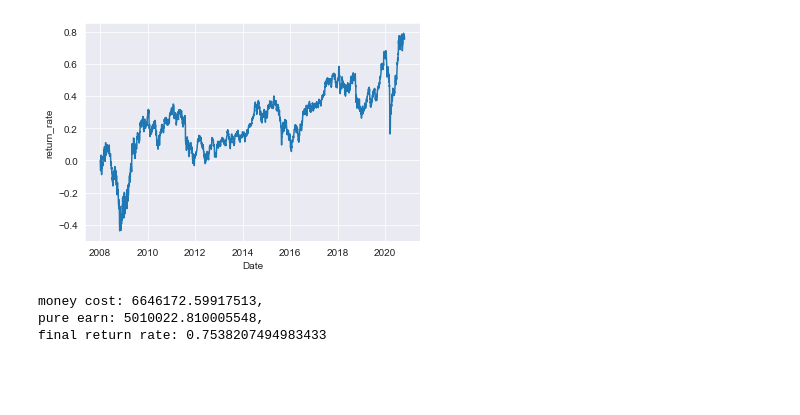
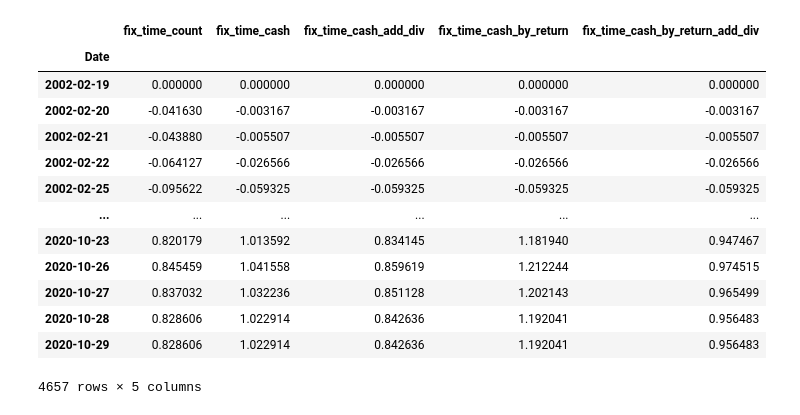
Before and after one commit to PeterChenTW/save_stock_analyze, a Jupyter notebook: main.ipynb, the cells around one changed output. Saved outputs shown, nothing was run; the diff lists cells and outputs as text; code cells hidden in the pictures; blank space fills up the shorter version.

```diff
--- a/main.ipynb
+++ b/main.ipynb
@@ -7,4 +7,0 @@ import seaborn as sns
-# %%
-stock_data_file_name = '0050.TW.csv'
-data_stock = pd.read_csv(stock_data_file_name)
-data_stock['Date'] = pd.to_datetime(data_stock['Date'])
@@ -115,14 +175,0 @@ Date: 2020-07-21, Get divident: 76768.56939453786
-# %%
-sns.set_style('darkgrid')
-sns.lineplot(data=data, x='Date', y='return_rate')
-plt.show()
-# %% [output]
-[figure, removed]
-# %%
-print(f"""money cost: {litte_c.money_cost},
-pure earn: {litte_c.compute_value(data.iloc[-1,:]['Close']) - litte_c.money_cost},
-final return rate: {data.iloc[-1,:]['return_rate']}""")
-# %% [output]
-money cost: 6646172.59917513,
-pure earn: 5010022.810005548,
-final return rate: 0.7538207494983433
@@ -128,0 +207,37 @@ final return rate: 0.7538207494983433
+# %%
+target = '2812'
+start, end = '2000-01-01', '2020-10-25'
+tmp_df = pd.DataFrame()
+
+data = fix_time_count(target, start, end)
+tmp_df['fix_time_count'] = data['return_rate']
+tmp_df.index = data.index
+
+data = fix_time_cash(target, start, end)
+tmp_df['fix_time_cash'] = data['return_rate']
+
+data = fix_time_cash_add_div(target, start, end)
+tmp_df['fix_time_cash_add_div'] = data['return_rate']
+
+data = fix_time_cash_by_return(target, start, end)
+tmp_df['fix_time_cash_by_return'] = data['return_rate']
+
+data = fix_time_cash_by_return_add_div(target, start, end)
+tmp_df['fix_time_cash_by_return_add_div'] = data['return_rate']
+
+tmp_df
+# %% [output]
+|  | fix_time_count | fix_time_cash | fix_time_cash_add_div | fix_time_cash_by_return | fix_time_cash_by_return_add_div |
+| Date |  |  |  |  |  |
+| 2002-02-19 | 0.000000 | 0.000000 | 0.000000 | 0.000000 | 0.000000 |
+| 2002-02-20 | -0.041630 | -0.003167 | -0.003167 | -0.003167 | -0.003167 |
+| 2002-02-21 | -0.043880 | -0.005507 | -0.005507 | -0.005507 | -0.005507 |
+| 2002-02-22 | -0.064127 | -0.026566 | -0.026566 | -0.026566 | -0.026566 |
+| 2002-02-25 | -0.095622 | -0.059325 | -0.059325 | -0.059325 | -0.059325 |
+| ... | ... | ... | ... | ... | ... |
+| 2020-10-23 | 0.820179 | 1.013592 | 0.834145 | 1.181940 | 0.947467 |
+| 2020-10-26 | 0.845459 | 1.041558 | 0.859619 | 1.212244 | 0.974515 |
+| 2020-10-27 | 0.837032 | 1.032236 | 0.851128 | 1.202143 | 0.965499 |
+| 2020-10-28 | 0.828606 | 1.022914 | 0.842636 | 1.192041 | 0.956483 |
+| 2020-10-29 | 0.828606 | 1.022914 | 0.842636 | 1.192041 | 0.956483 |
+4657 rows × 5 columns
```
Also changed, not shown: parts of 14 cells of this notebook, 15 other files.
